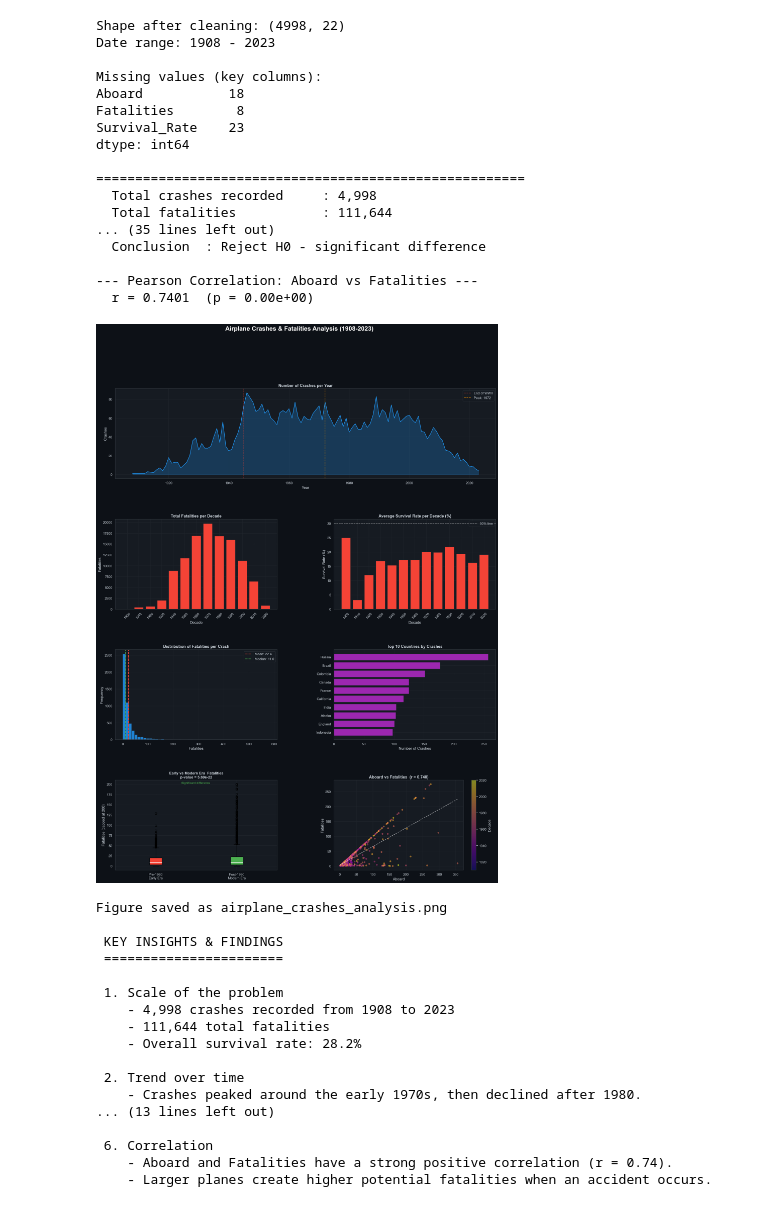
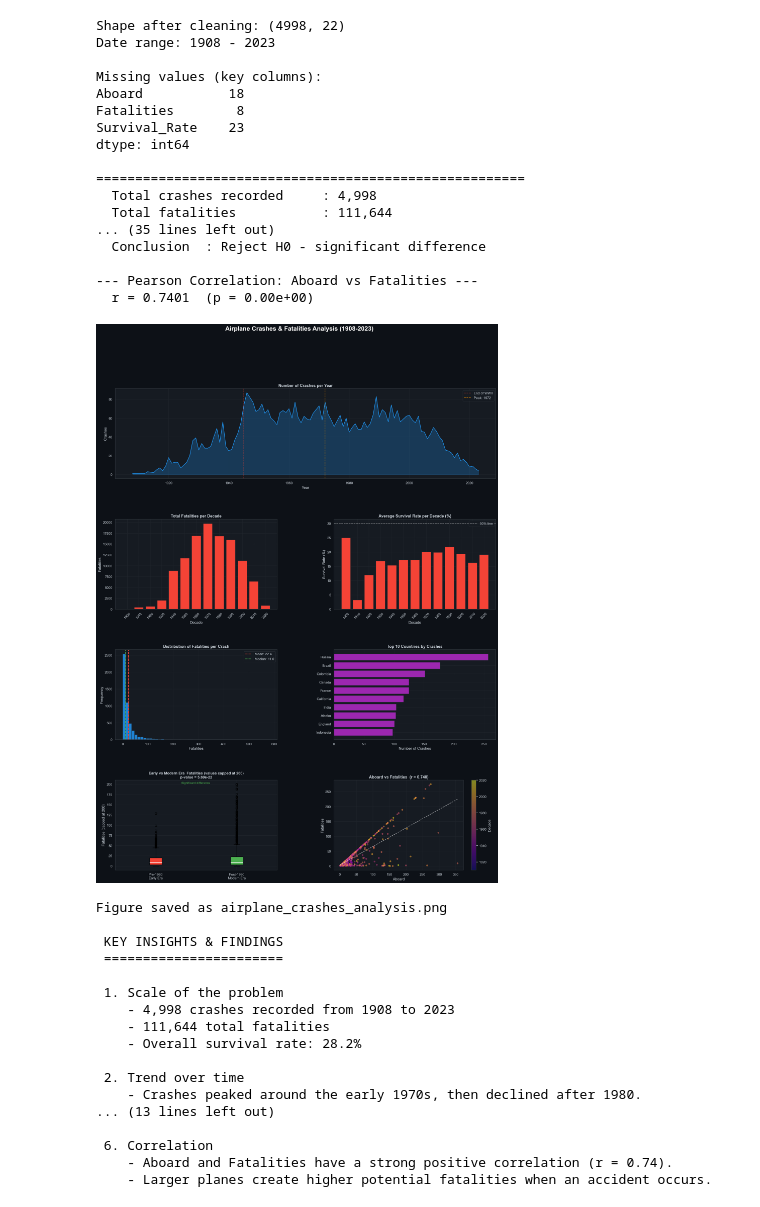
Before and after one commit to soro-gif/DI-Bootcamp, a Jupyter notebook: week2/Day3/dailychallenge.ipynb, the cells around one changed output. Saved outputs shown, nothing was run; the diff lists cells and outputs as text; code cells hidden in the pictures.

```diff
--- a/week2/Day3/dailychallenge.ipynb
+++ b/week2/Day3/dailychallenge.ipynb
@@ -10,7 +10,7 @@ import numpy as np
 import matplotlib.pyplot as plt
 import matplotlib.gridspec as gridspec
 import seaborn as sns
-from scipy.stats import ttest_ind, normaltest, describe
+from scipy.stats import ttest_ind, normaltest, describe, pearsonr
 import warnings
 from pathlib import Path
 import zipfile
@@ -20,20 +20,22 @@ warnings.filterwarnings('ignore')
 # TASK 1 - DATA IMPORT & CLEANING
 #
 
-# Load with latin1 to handle special characters in location names
+# Load dataset with latin1 encoding to handle special characters in location names
 csv_name = 'Airplane_Crashes_and_Fatalities_Since_1908_t0_2023.csv'
 zip_name = 'Airplane Crashes and Fatalities upto 2023.zip'
-search_dirs = [Path.cwd(), Path.cwd() / 'week2' / 'Day3']
-zip_path = next((folder / zip_name for folder in search_dirs if (folder / zip_name).exists()), None)
 
-if zip_path is not None:
-    with zipfile.ZipFile(zip_path) as zf:
+# First, try to load from the current directory (same location as notebook)
+if Path(csv_name).exists():
+    df = pd.read_csv(csv_name, encoding='latin1')
+elif Path(zip_name).exists():
+    with zipfile.ZipFile(zip_name) as zf:
         with zf.open(csv_name) as csv_file:
             df = pd.read_csv(csv_file, encoding='latin1')
-elif Path(csv_name).exists():
-    df = pd.read_csv(csv_name, encoding='latin1')
 else:
-    raise FileNotFoundError(f'Could not find {csv_name} or {zip_name}.')
+    raise FileNotFoundError(
+        f'Dataset not found. Place either "{csv_name}" or "{zip_name}" '
+        f'in the same directory as this notebook.'
+    )
 
 # 1a. Parse dates
 df['Date'] = pd.to_datetime(df['Date'], errors='coerce')
@@ -130,7 +132,7 @@ print(f"  Conclusion  : {'Reject H0 - significant difference' if p_val < 0.05 el
 
 # 3c. Pearson correlation  Aboard vs Fatalities
 corr_data = df[['Aboard','Fatalities']].dropna()
-r, p_corr = __import__('scipy').stats.pearsonr(corr_data['Aboard'], corr_data['Fatalities'])
+r, p_corr = pearsonr(corr_data['Aboard'], corr_data['Fatalities'])
 print(f"\n--- Pearson Correlation: Aboard vs Fatalities ---")
 print(f"  r = {r:.4f}  (p = {p_corr:.2e})")
 
@@ -208,7 +210,7 @@ bp = ax6.boxplot([early.clip(0,200), modern.clip(0,200)],
                  medianprops=dict(color='white', linewidth=2))
 bp['boxes'][0].set_facecolor(PALETTE[1])
 bp['boxes'][1].set_facecolor(PALETTE[2])
-ax6.set_title(f"Early vs Modern Era  Fatalities\np-value = {p_val:.2e}",
+ax6.set_title(f"Early vs Modern Era  Fatalities (values capped at 200)\np-value = {p_val:.2e}",
               fontsize=12, fontweight='bold')
 ax6.set_ylabel("Fatalities (capped at 200)")
 ax6.text(0.5, 0.96, "Significant difference ", transform=ax6.transAxes,
@@ -256,34 +258,35 @@ print(f"""
  4. Hypothesis test
     - Modern-era crashes have a higher mean fatality count than pre-1960 crashes.
     - Welch's t-test p-value: {p_val:.2e}, so the difference is statistically significant.
 
  5. Geography
     - USA has the highest crash count in this dataset.
     - Russia and Brazil also appear among the leading countries by crash count.
 
  6. Correlation
     - Aboard and Fatalities have a strong positive correlation (r = {r:.2f}).
     - Larger planes create higher potential fatalities when an accident occurs.
+
  """)
 # %% [output]
 Shape after cleaning: (4998, 22)
 Date range: 1908 - 2023
 
 Missing values (key columns):
 Aboard           18
 Fatalities        8
 Survival_Rate    23
 dtype: int64
 
 =======================================================
   Total crashes recorded     : 4,998
   Total fatalities           : 111,644
 ... (35 lines left out)
   Conclusion  : Reject H0 - significant difference
 
 --- Pearson Correlation: Aboard vs Fatalities ---
   r = 0.7401  (p = 0.00e+00)
-[figure, old version]
+[figure, new version]
 Figure saved as airplane_crashes_analysis.png
 
  KEY INSIGHTS & FINDINGS
```
Also changed, not shown: 1 other file.
